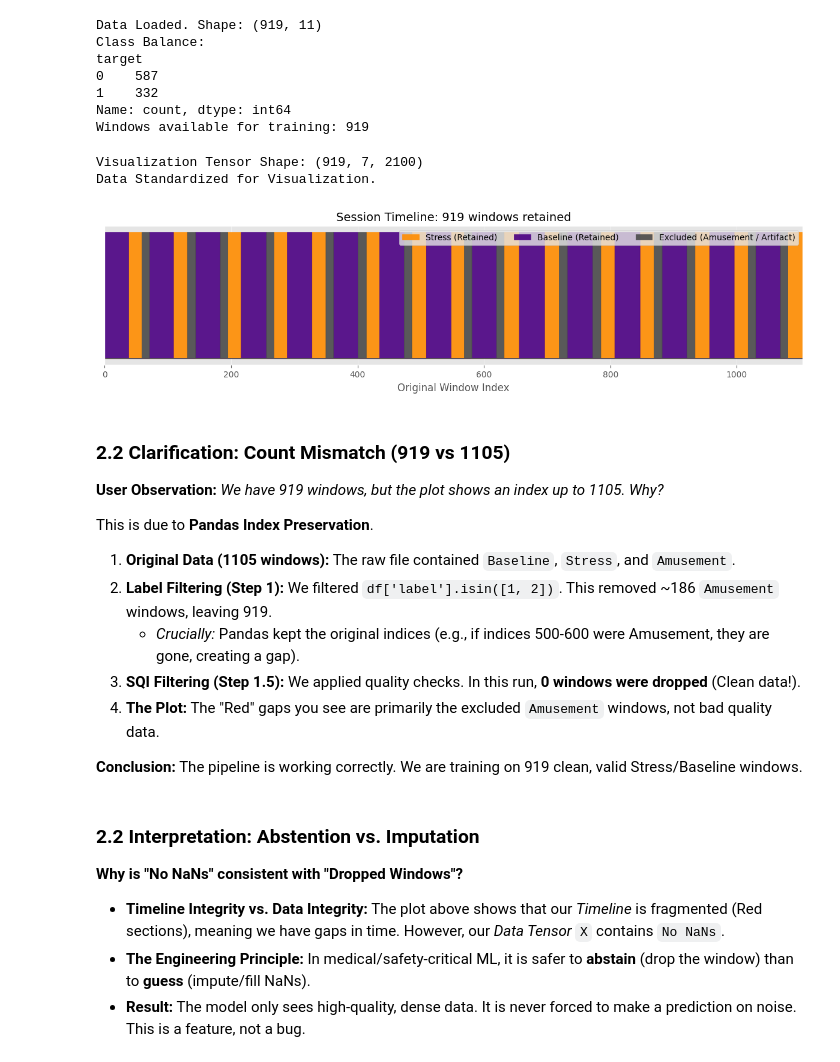
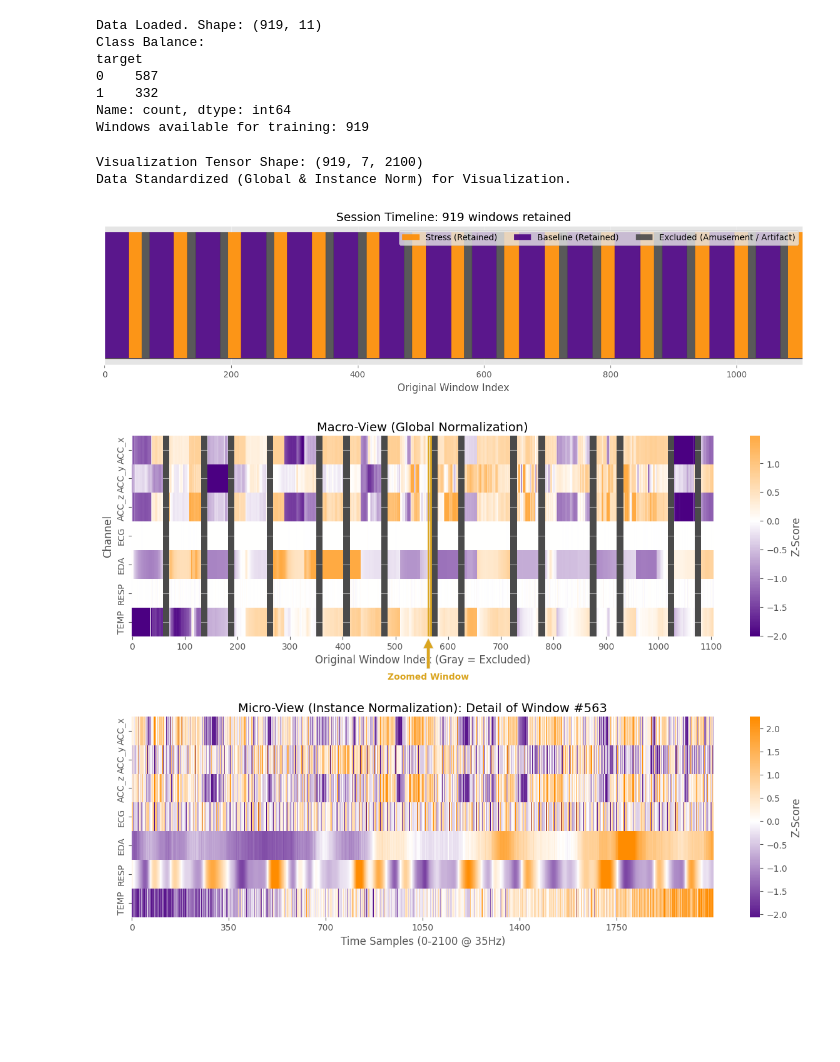
Before and after one commit to gmatteuc/Wearable_stress_biomarker, a Jupyter notebook: notebooks/04_deep_learning_verification.ipynb, the cells around one changed output. Cells and saved outputs as stored; diff of their text form; code cells hidden in the pictures; blank space fills up the shorter version.

Commit message:
Validated fully ResNet1D model on chest data

```diff
--- a/notebooks/04_deep_learning_verification.ipynb
+++ b/notebooks/04_deep_learning_verification.ipynb
@@ -87,58 +84,51 @@ target
 Name: count, dtype: int64
 Windows available for training: 919
 # %%
-# Create Tensor for Visualization check
-# (N, C, T)
+# Create Tensor for Visualization check (N, C, T)
+
+# Set channel names
 channels = ['ACC_x', 'ACC_y', 'ACC_z', 'ECG', 'EDA', 'RESP', 'TEMP']
 
-# Efficient stacking
 # Check if columns exist
 avail_cols = [c for c in channels if c in df.columns]
 X_arrays = []
 for c in avail_cols:
     # Stack column c: Series of arrays -> 2D array (N, T)
-    # We use np.vstack but need to ensure rows are arrays
     col_stack = np.stack(df[c].values)
     X_arrays.append(col_stack)
 
 X = np.stack(X_arrays, axis=1) # (N, C, T)
 
 print(f"Visualization Tensor Shape: {X.shape}")
 
-# Normalize for Heatmap (Global Stats just for Viz)
-means = X.mean(axis=(0, 2), keepdims=True)
-stds = X.std(axis=(0, 2), keepdims=True) + 1e-6
-X_norm = (X - means) / stds
+# 1. Global Normalization (for Macro-View Inspection)
+means_global = X.mean(axis=(0, 2), keepdims=True)
+stds_global = X.std(axis=(0, 2), keepdims=True) + 1e-6
+X_norm_global = (X - means_global) / stds_global
 
-print("Data Standardized for Visualization.")
+# 2. Instance Normalization (for Micro-View as in Training)
+means_instance = X.mean(axis=2, keepdims=True)
+stds_instance = X.std(axis=2, keepdims=True) + 1e-6
+X_norm_instance = (X - means_instance) / stds_instance
+
+print("Data Standardized (Global & Instance Norm) for Visualization.")
+
+# We visualize the gaps in the timeline (due to excluded 'Amusement' data)
+_ = plot_timeline_segmentation(df, title="Session Timeline", save_folder="DEEP_VERIF")
+plt.show()
+
+# Multi-scale Heatmap: Macro (Global) vs Micro (Instance)
+_ = plot_multiscale_heatmap(
+    X_norm_global,
+    df,
+    channels,
+    title_prefix="Features",
+    save_folder="DEEP_VERIF",
+    tensor_micro=X_norm_instance
+)
+plt.show()
 # %% [output]
 Visualization Tensor Shape: (919, 7, 2100)
-Data Standardized for Visualization.
+Data Standardized (Global & Instance Norm) for Visualization.
+[figure, added]
+[figure, added]
-# %%
-# 2.1 Timeline Consistency Check
-# We visualize the gaps in the timeline (due to excluded 'Amusement' data)
-# to ensure we aren't training across discontinuities improperly.
-
-_ = plot_timeline_segmentation(df, title="Session Timeline", save_folder="DEEP_VERIF")
-plt.show()
-# %% [output]
-[figure, removed]
-# %% [markdown]
-### 2.2 Clarification: Count Mismatch (919 vs 1105)
-**User Observation:** *We have 919 windows, but the plot shows an index up to 1105. Why?*
-
-This is due to **Pandas Index Preservation**.
-1.  **Original Data (1105 windows):** The raw file contained `Baseline`, `Stress`, and `Amusement`.
-2.  **Label Filtering (Step 1):** We filtered `df['label'].isin([1, 2])`. This removed ~186 `Amusement` windows, leaving 919.
-    *   *Crucially:* Pandas kept the original indices (e.g., if indices 500-600 were Amusement, they are gone, creating a gap).
-3.  **SQI Filtering (Step 1.5):** We applied quality checks. In this run, **0 windows were dropped** (Clean data!).
-4.  **The Plot:** The "Red" gaps you see are primarily the excluded `Amusement` windows, not bad quality data.
-
-**Conclusion:** The pipeline is working correctly. We are training on 919 clean, valid Stress/Baseline windows.
-# %% [markdown]
-### 2.2 Interpretation: Abstention vs. Imputation
-**Why is "No NaNs" consistent with "Dropped Windows"?**
-
-*   **Timeline Integrity vs. Data Integrity:** The plot above shows that our *Timeline* is fragmented (Red sections), meaning we have gaps in time. However, our *Data Tensor* `X` contains `No NaNs`.
-*   **The Engineering Principle:** In medical/safety-critical ML, it is safer to **abstain** (drop the window) than to **guess** (impute/fill NaNs).
-*   **Result:** The model only sees high-quality, dense data. It is never forced to make a prediction on noise. This is a feature, not a bug.
```
Also changed, not shown: parts of 23 cells of this notebook, 5 other files.
